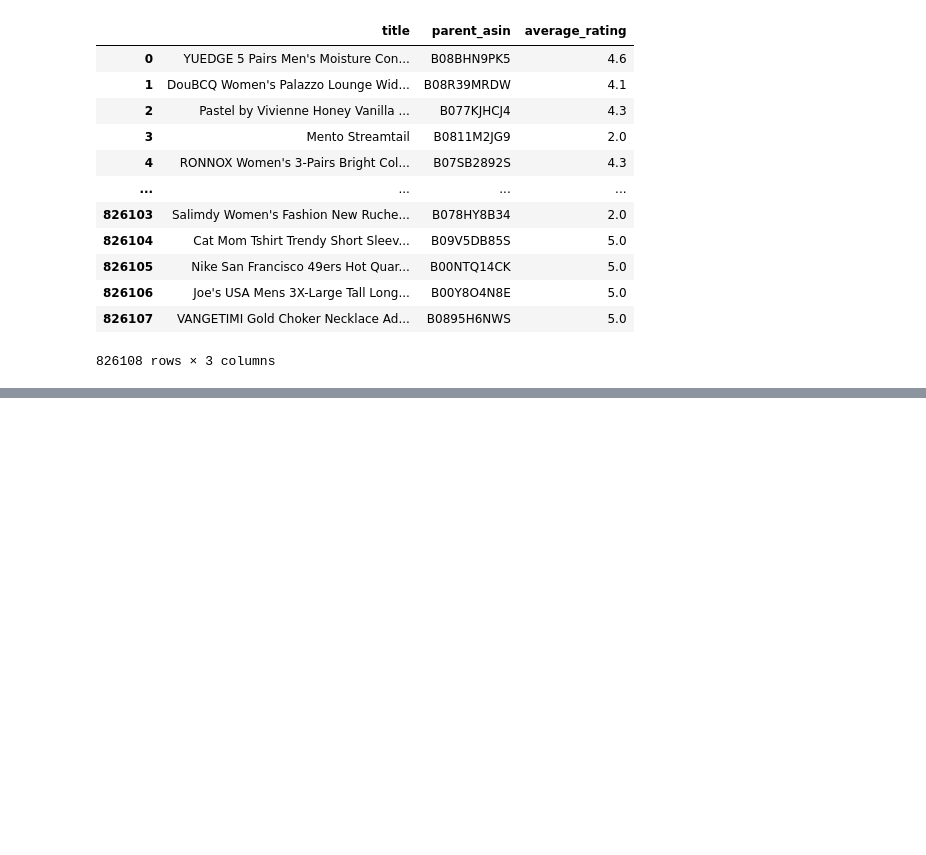
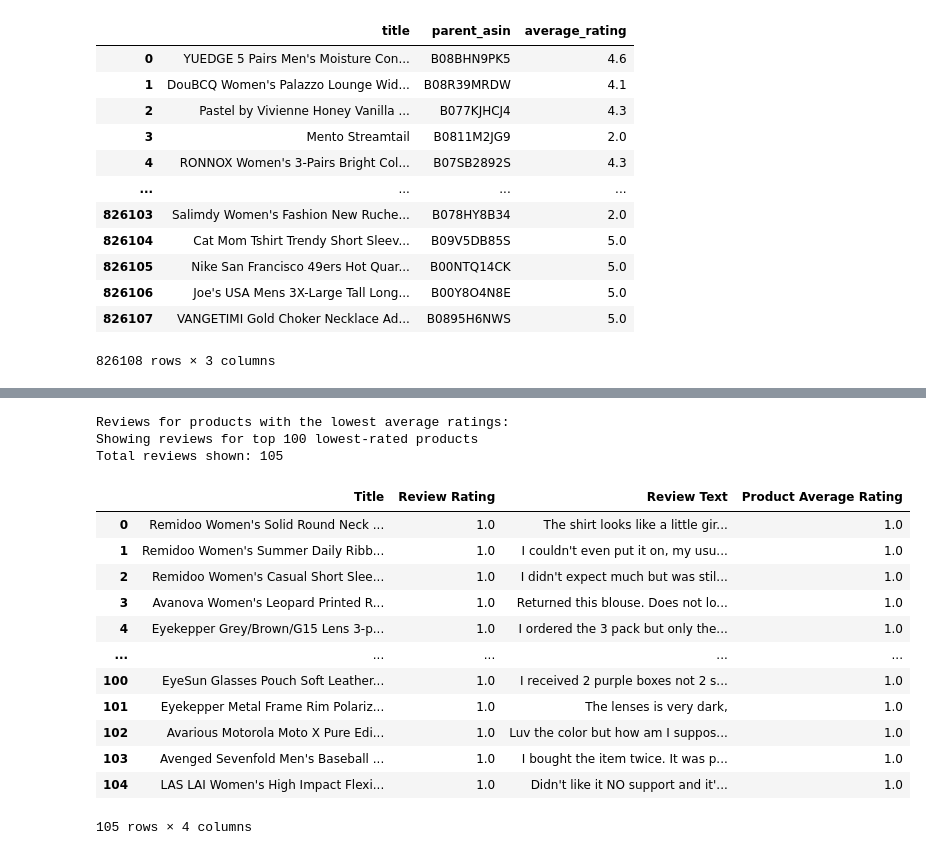
Before and after one commit to yxinzh/Reviews-to-Ratings, a Jupyter notebook: data.ipynb, the cells around one changed output, grey strips where cells are left out. Drawn from its saved outputs; the diff is of its cells as text; code cells hidden in the pictures; blank space fills up the shorter version.

```diff
--- a/data.ipynb
+++ b/data.ipynb
@@ -91,0 +314,44 @@ merged_df
+# %%
+# Products with the lowest ratings (including review text)
+# First, calculate average rating per product
+title_avg_ratings = merged_df.groupby('title')['rating'].mean().reset_index()
+title_avg_ratings.columns = ['title', 'avg_rating']
+title_avg_ratings = title_avg_ratings.sort_values('avg_rating', ascending=True)
+
+# Merge back with original data to get all reviews for lowest-rated products
+# Get top N products with lowest ratings (e.g., top 100)
+lowest_rated_titles = title_avg_ratings.head(100)['title'].tolist()
+lowest_rated_df = merged_df[merged_df['title'].isin(lowest_rated_titles)].copy()
+
+# Add average rating column for each product
+lowest_rated_df = lowest_rated_df.merge(title_avg_ratings, on='title', how='left')
+
+# Sort by average rating (ascending) and then by individual rating
+lowest_rated_df = lowest_rated_df.sort_values(['avg_rating', 'rating'], ascending=[True, True]).reset_index(drop=True)
+
+# Select and rename columns for display
+result_df = lowest_rated_df[['title', 'rating', 'text', 'avg_rating']].copy()
+result_df.columns = ['Title', 'Review Rating', 'Review Text', 'Product Average Rating']
+result_df['Product Average Rating'] = result_df['Product Average Rating'].round(2)
+
+print(f"Reviews for products with the lowest average ratings:")
+print(f"Showing reviews for top 100 lowest-rated products")
+print(f"Total reviews shown: {len(result_df)}\n")
+result_df
+# %% [output]
+Reviews for products with the lowest average ratings:
+Showing reviews for top 100 lowest-rated products
+Total reviews shown: 105
+|  | Title | Review Rating | Review Text | Product Average Rating |
+| 0 | Remidoo Women's Solid Round Neck ... | 1.0 | The shirt looks like a little gir... | 1.0 |
+| 1 | Remidoo Women's Summer Daily Ribb... | 1.0 | I couldn't even put it on, my usu... | 1.0 |
+| 2 | Remidoo Women's Casual Short Slee... | 1.0 | I didn't expect much but was stil... | 1.0 |
+| 3 | Avanova Women's Leopard Printed R... | 1.0 | Returned this blouse. Does not lo... | 1.0 |
+| 4 | Eyekepper Grey/Brown/G15 Lens 3-p... | 1.0 | I ordered the 3 pack but only the... | 1.0 |
+| ... | ... | ... | ... | ... |
+| 100 | EyeSun Glasses Pouch Soft Leather... | 1.0 | I received 2 purple boxes not 2 s... | 1.0 |
+| 101 | Eyekepper Metal Frame Rim Polariz... | 1.0 | The lenses is very dark, | 1.0 |
+| 102 | Avarious Motorola Moto X Pure Edi... | 1.0 | Luv the color but how am I suppos... | 1.0 |
+| 103 | Avenged Sevenfold Men's Baseball ... | 1.0 | I bought the item twice. It was p... | 1.0 |
+| 104 | LAS LAI Women's High Impact Flexi... | 1.0 | Didn't like it NO support and it'... | 1.0 |
+105 rows × 4 columns
```
Also changed, not shown: parts of 13 cells of this notebook.
